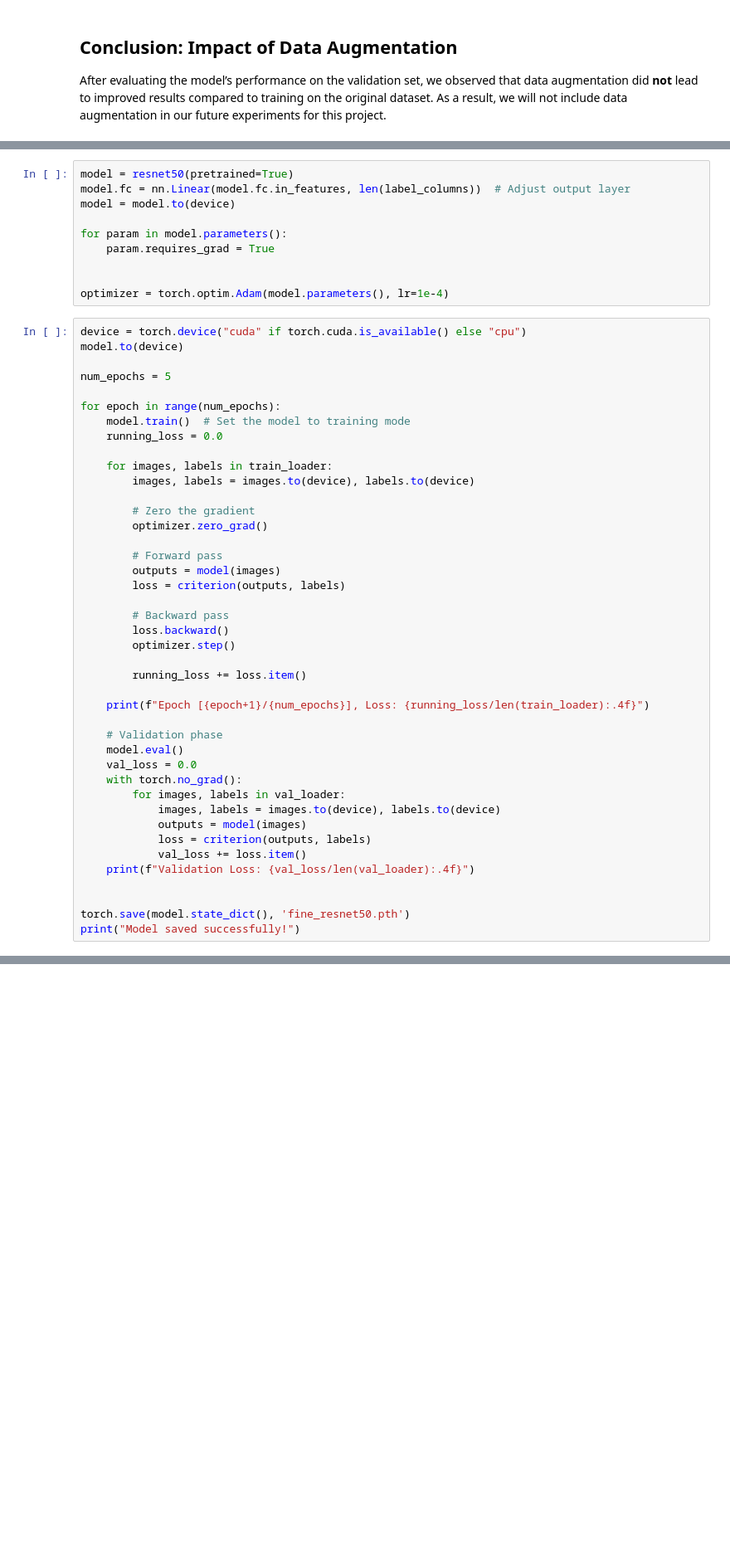
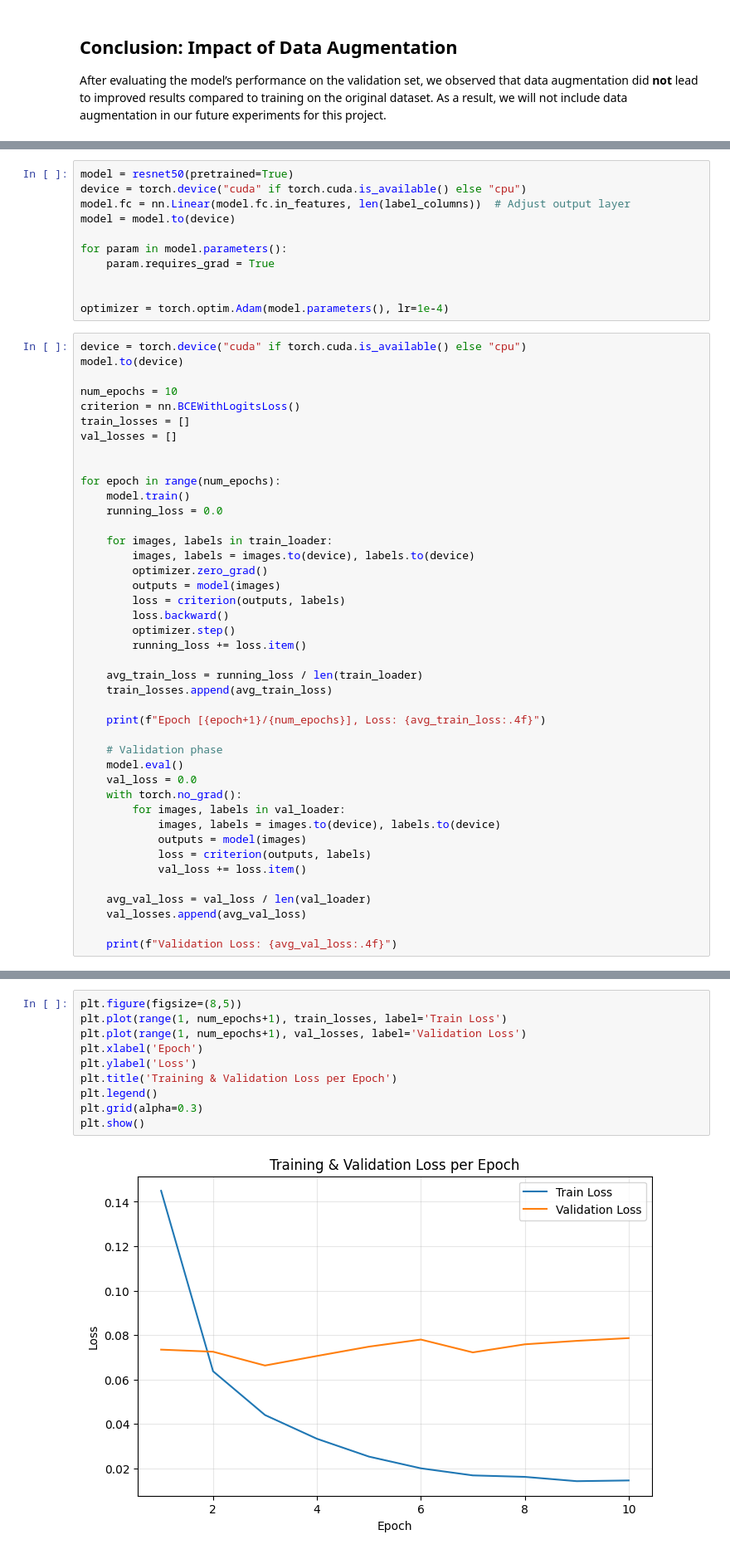
Before and after one commit to alvionaM/multi-label-image-classification, a Jupyter notebook: Multi-label_image_classification.ipynb, the cells around one changed output, grey strips where cells are left out. Shown at 83% size. Cells and saved outputs as stored; diff of their text form; blank space fills up the shorter version.

Commit message:
Completed Fine-Tuning.

```diff
--- a/Multi-label_image_classification.ipynb
+++ b/Multi-label_image_classification.ipynb
@@ -1371,6 +1376,7 @@ After evaluating the model’s performance on the validation set, we observed th
 Instead of just training a new output layer, we are allowing the entire ResNet50 architecture to learn from scratch on our dataset, leveraging transfer learning but giving the model maximum flexibility to adjust all learned features.
 # %%
 model = resnet50(pretrained=True)
+device = torch.device("cuda" if torch.cuda.is_available() else "cpu")
 model.fc = nn.Linear(model.fc.in_features, len(label_columns))  # Adjust output layer
 model = model.to(device)
 
@@ -1383,29 +1389,29 @@ optimizer = torch.optim.Adam(model.parameters(), lr=1e-4)
 device = torch.device("cuda" if torch.cuda.is_available() else "cpu")
 model.to(device)
 
-num_epochs = 5
+num_epochs = 10
+criterion = nn.BCEWithLogitsLoss()
+train_losses = []
+val_losses = []
+
 
 for epoch in range(num_epochs):
-    model.train()  # Set the model to training mode
+    model.train()
     running_loss = 0.0
 
     for images, labels in train_loader:
         images, labels = images.to(device), labels.to(device)
-
-        # Zero the gradient
         optimizer.zero_grad()
-
-        # Forward pass
         outputs = model(images)
         loss = criterion(outputs, labels)
-
-        # Backward pass
         loss.backward()
         optimizer.step()
-
         running_loss += loss.item()
 
-    print(f"Epoch [{epoch+1}/{num_epochs}], Loss: {running_loss/len(train_loader):.4f}")
+    avg_train_loss = running_loss / len(train_loader)
+    train_losses.append(avg_train_loss)
+
+    print(f"Epoch [{epoch+1}/{num_epochs}], Loss: {avg_train_loss:.4f}")
 
     # Validation phase
     model.eval()
@@ -1416,9 +1422,9 @@ for epoch in range(num_epochs):
             outputs = model(images)
             loss = criterion(outputs, labels)
             val_loss += loss.item()
-    print(f"Validation Loss: {val_loss/len(val_loader):.4f}")
 
+    avg_val_loss = val_loss / len(val_loader)
+    val_losses.append(avg_val_loss)
 
-torch.save(model.state_dict(), 'fine_resnet50.pth')
-print("Model saved successfully!")
+    print(f"Validation Loss: {avg_val_loss:.4f}")
 # %% [output]
@@ -1435,0 +1455,12 @@ Model saved successfully!
+# %%
+plt.figure(figsize=(8,5))
+plt.plot(range(1, num_epochs+1), train_losses, label='Train Loss')
+plt.plot(range(1, num_epochs+1), val_losses, label='Validation Loss')
+plt.xlabel('Epoch')
+plt.ylabel('Loss')
+plt.title('Training & Validation Loss per Epoch')
+plt.legend()
+plt.grid(alpha=0.3)
+plt.show()
+# %% [output]
+[figure, added]
```
Also changed, not shown: parts of 44 cells of this notebook.
